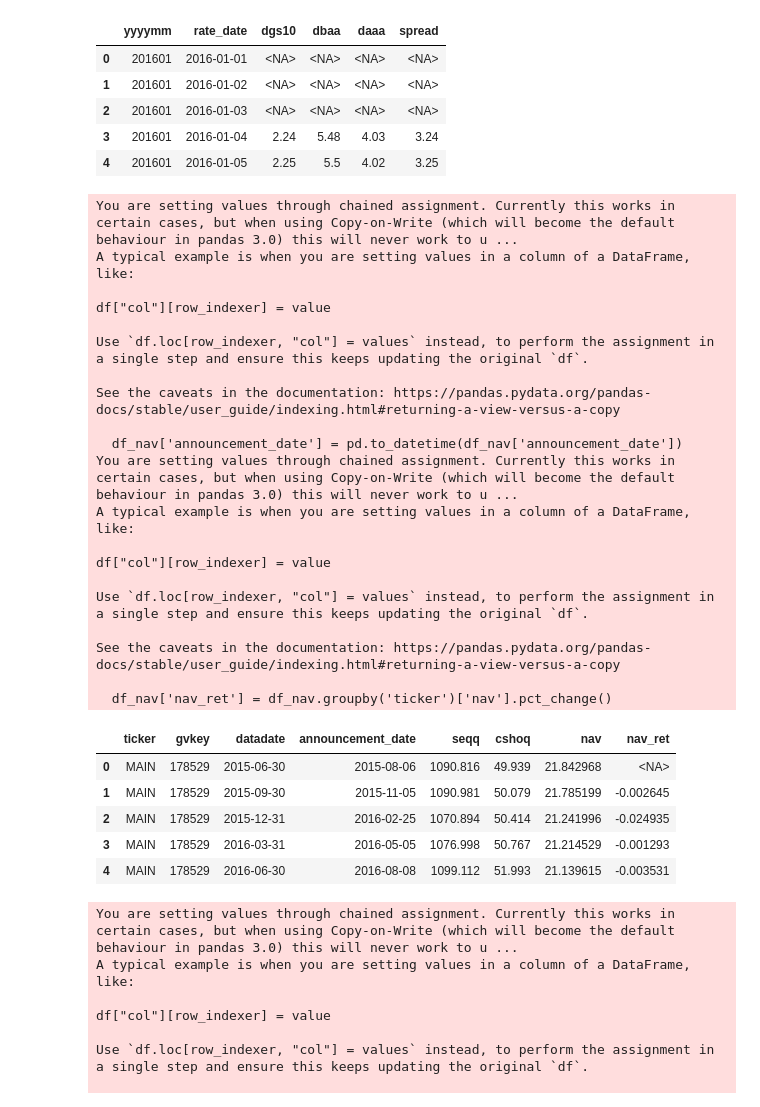
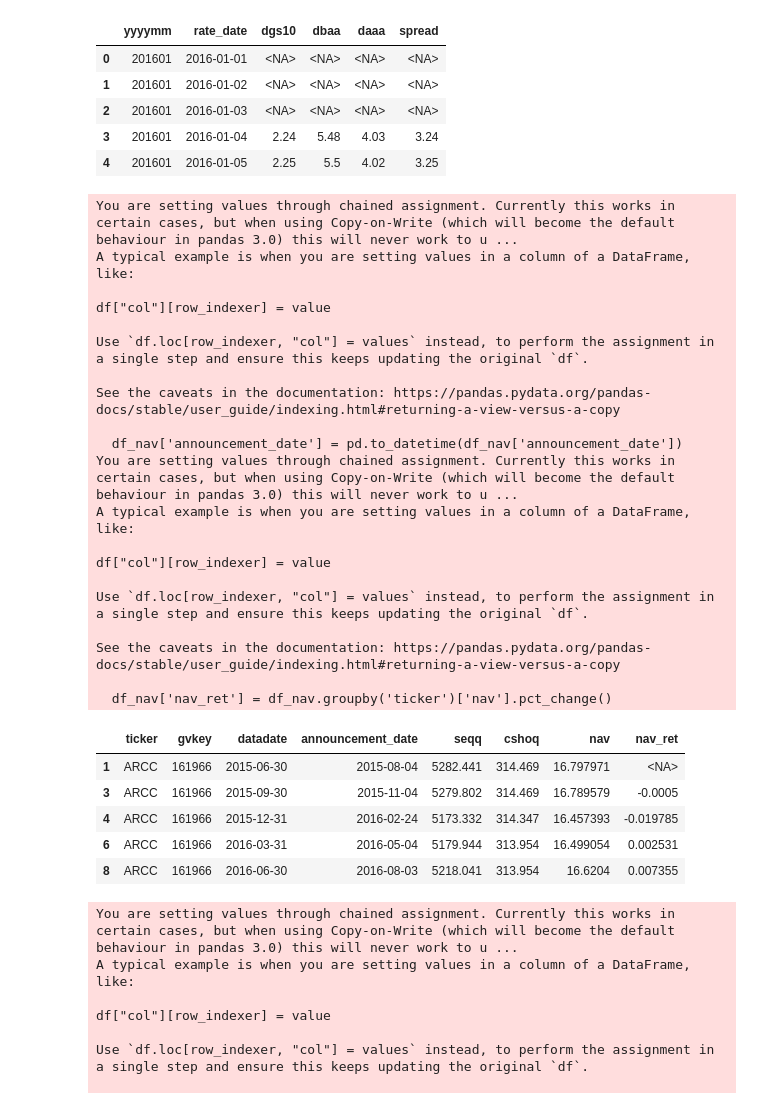
Before and after one commit to aj-zhimire/finance, a Jupyter notebook: BDC Sensitivity.ipynb, the cells around one changed output. Saved outputs shown, nothing was run; the diff lists cells and outputs as text; code cells hidden in the pictures.

Commit message:
include nav for ARCC

```diff
--- a/BDC Sensitivity.ipynb
+++ b/BDC Sensitivity.ipynb
@@ -167,7 +167,7 @@ tic as ticker,
     cshoq,
     (seqq / cshoq) AS nav
 FROM comp.fundq
-WHERE tic in  ('MAIN')
+WHERE tic in  ('MAIN', 'ARCC')
 AND datadate >= '2015-06-01'
 ORDER BY datadate;"""
 
@@ -189,38 +189,38 @@ df_nav = df_nav.sort_values(['ticker', 'announcement_date'])
 df_nav['nav_ret'] = df_nav.groupby('ticker')['nav'].pct_change()
 
 # --------------------------------------------------
 # 3) Inspect
 # --------------------------------------------------
 df_nav[['ticker','announcement_date','nav','nav_ret']].head(15)
 
 df_nav.head()
 # %% [output]
 You are setting values through chained assignment. Currently this works in certain cases, but when using Copy-on-Write (which will become the default behaviour in pandas 3.0) this will never work to u ...
 A typical example is when you are setting values in a column of a DataFrame, like:
 
 df["col"][row_indexer] = value
 
 Use `df.loc[row_indexer, "col"] = values` instead, to perform the assignment in a single step and ensure this keeps updating the original `df`.
 
 See the caveats in the documentation: https://pandas.pydata.org/pandas-docs/stable/user_guide/indexing.html#returning-a-view-versus-a-copy
 
   df_nav['announcement_date'] = pd.to_datetime(df_nav['announcement_date'])
 You are setting values through chained assignment. Currently this works in certain cases, but when using Copy-on-Write (which will become the default behaviour in pandas 3.0) this will never work to u ...
 A typical example is when you are setting values in a column of a DataFrame, like:
 
 df["col"][row_indexer] = value
 
 Use `df.loc[row_indexer, "col"] = values` instead, to perform the assignment in a single step and ensure this keeps updating the original `df`.
 
 See the caveats in the documentation: https://pandas.pydata.org/pandas-docs/stable/user_guide/indexing.html#returning-a-view-versus-a-copy
 
   df_nav['nav_ret'] = df_nav.groupby('ticker')['nav'].pct_change()
 |  | ticker | gvkey | datadate | announcement_date | seqq | cshoq | nav | nav_ret |
-| 0 | MAIN | 178529 | 2015-06-30 | 2015-08-06 | 1090.816 | 49.939 | 21.842968 | <NA> |
-| 1 | MAIN | 178529 | 2015-09-30 | 2015-11-05 | 1090.981 | 50.079 | 21.785199 | -0.002645 |
-| 2 | MAIN | 178529 | 2015-12-31 | 2016-02-25 | 1070.894 | 50.414 | 21.241996 | -0.024935 |
-| 3 | MAIN | 178529 | 2016-03-31 | 2016-05-05 | 1076.998 | 50.767 | 21.214529 | -0.001293 |
-| 4 | MAIN | 178529 | 2016-06-30 | 2016-08-08 | 1099.112 | 51.993 | 21.139615 | -0.003531 |
+| 1 | ARCC | 161966 | 2015-06-30 | 2015-08-04 | 5282.441 | 314.469 | 16.797971 | <NA> |
+| 3 | ARCC | 161966 | 2015-09-30 | 2015-11-04 | 5279.802 | 314.469 | 16.789579 | -0.0005 |
+| 4 | ARCC | 161966 | 2015-12-31 | 2016-02-24 | 5173.332 | 314.347 | 16.457393 | -0.019785 |
+| 6 | ARCC | 161966 | 2016-03-31 | 2016-05-04 | 5179.944 | 313.954 | 16.499054 | 0.002531 |
+| 8 | ARCC | 161966 | 2016-06-30 | 2016-08-03 | 5218.041 | 313.954 | 16.6204 | 0.007355 |
 # %%
 # convert date string to datetime
 
```
Also changed, not shown: parts of 1 cell of this notebook, 3 other files.
